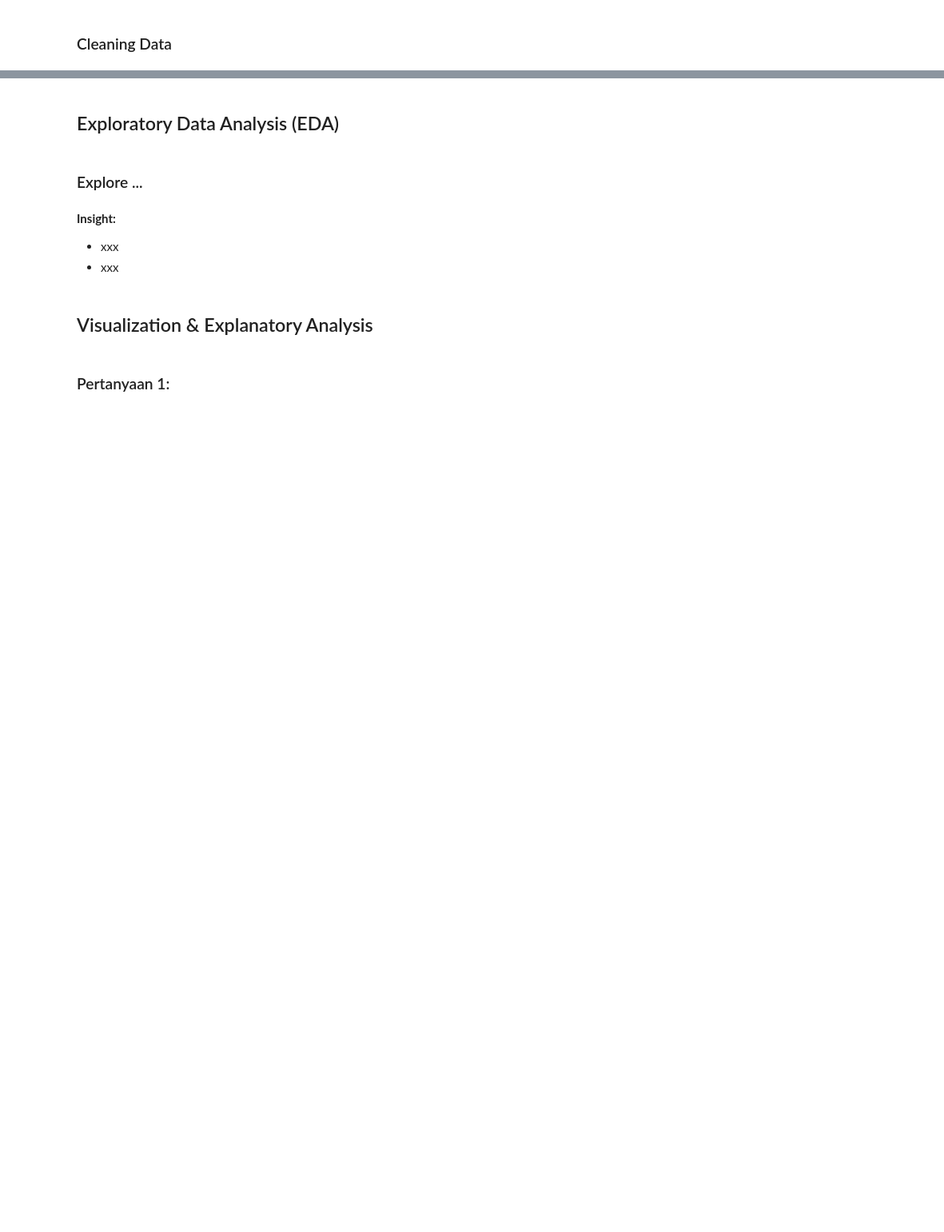
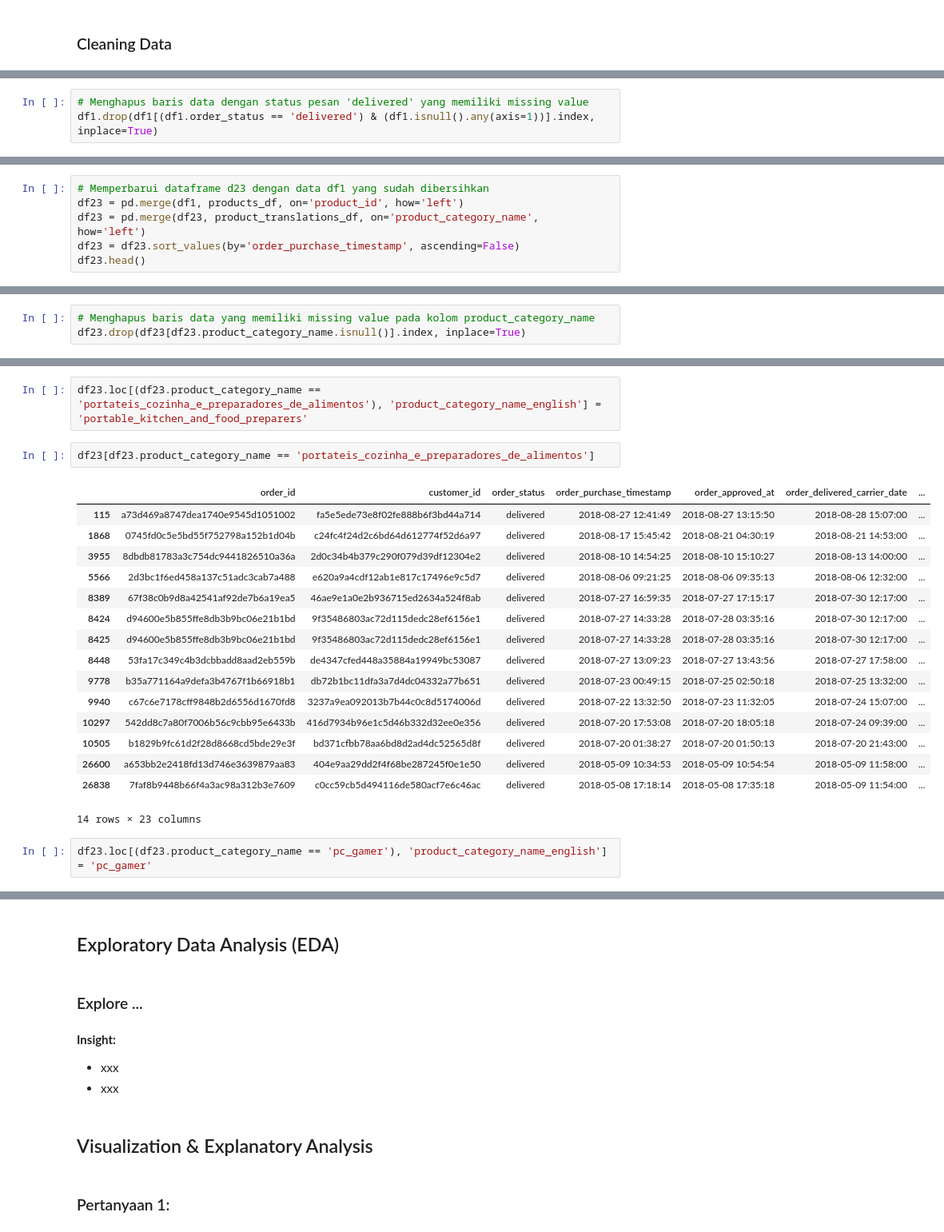
Before and after one commit to f2rra/dicoding, a Jupyter notebook: belajar-analisis-data-dengan-python/Proyek_Analisis_Data.ipynb, the cells around one changed output, grey strips where cells are left out. Shown: that part at 80% size. Cells and saved outputs as stored; diff of their text form; blank space fills up the shorter version.

```diff
--- a/belajar-analisis-data-dengan-python/Proyek_Analisis_Data.ipynb
+++ b/belajar-analisis-data-dengan-python/Proyek_Analisis_Data.ipynb
@@ -202,0 +761,3 @@ order_reviews_df.isna().sum()
+# %%
+# Menghapus baris data dengan status pesan 'delivered' yang memiliki missing value
+df1.drop(df1[(df1.order_status == 'delivered') & (df1.isnull().any(axis=1))].index, inplace=True)
@@ -202,0 +911,6 @@ order_reviews_df.isna().sum()
+# %%
+# Memperbarui dataframe d23 dengan data df1 yang sudah dibersihkan
+df23 = pd.merge(df1, products_df, on='product_id', how='left')
+df23 = pd.merge(df23, product_translations_df, on='product_category_name', how='left')
+df23 = df23.sort_values(by='order_purchase_timestamp', ascending=False)
+df23.head()
@@ -202,0 +925,3 @@ order_reviews_df.isna().sum()
+# %%
+# Menghapus baris data yang memiliki missing value pada kolom product_category_name
+df23.drop(df23[df23.product_category_name.isnull()].index, inplace=True)
@@ -202,0 +936,23 @@ order_reviews_df.isna().sum()
+# %%
+df23.loc[(df23.product_category_name == 'portateis_cozinha_e_preparadores_de_alimentos'), 'product_category_name_english'] = 'portable_kitchen_and_food_preparers'
+# %%
+df23[df23.product_category_name == 'portateis_cozinha_e_preparadores_de_alimentos']
+# %% [output]
+|  | order_id | customer_id | order_status | order_purchase_timestamp | order_approved_at | order_delivered_carrier_date | ... |
+| 115 | a73d469a8747dea1740e9545d1051002 | fa5e5ede73e8f02fe888b6f3bd44a714 | delivered | 2018-08-27 12:41:49 | 2018-08-27 13:15:50 | 2018-08-28 15:07:00 | ... |
+| 1868 | 0745fd0c5e5bd55f752798a152b1d04b | c24fc4f24d2c6bd64d612774f52d6a97 | delivered | 2018-08-17 15:45:42 | 2018-08-21 04:30:19 | 2018-08-21 14:53:00 | ... |
+| 3955 | 8dbdb81783a3c754dc9441826510a36a | 2d0c34b4b379c290f079d39df12304e2 | delivered | 2018-08-10 14:54:25 | 2018-08-10 15:10:27 | 2018-08-13 14:00:00 | ... |
+| 5566 | 2d3bc1f6ed458a137c51adc3cab7a488 | e620a9a4cdf12ab1e817c17496e9c5d7 | delivered | 2018-08-06 09:21:25 | 2018-08-06 09:35:13 | 2018-08-06 12:32:00 | ... |
+| 8389 | 67f38c0b9d8a42541af92de7b6a19ea5 | 46ae9e1a0e2b936715ed2634a524f8ab | delivered | 2018-07-27 16:59:35 | 2018-07-27 17:15:17 | 2018-07-30 12:17:00 | ... |
+| 8424 | d94600e5b855ffe8db3b9bc06e21b1bd | 9f35486803ac72d115dedc28ef6156e1 | delivered | 2018-07-27 14:33:28 | 2018-07-28 03:35:16 | 2018-07-30 12:17:00 | ... |
+| 8425 | d94600e5b855ffe8db3b9bc06e21b1bd | 9f35486803ac72d115dedc28ef6156e1 | delivered | 2018-07-27 14:33:28 | 2018-07-28 03:35:16 | 2018-07-30 12:17:00 | ... |
+| 8448 | 53fa17c349c4b3dcbbadd8aad2eb559b | de4347cfed448a35884a19949bc53087 | delivered | 2018-07-27 13:09:23 | 2018-07-27 13:43:56 | 2018-07-27 17:58:00 | ... |
+| 9778 | b35a771164a9defa3b4767f1b66918b1 | db72b1bc11dfa3a7d4dc04332a77b651 | delivered | 2018-07-23 00:49:15 | 2018-07-25 02:50:18 | 2018-07-25 13:32:00 | ... |
+| 9940 | c67c6e7178cff9848b2d6556d1670fd8 | 3237a9ea092013b7b44c0c8d5174006d | delivered | 2018-07-22 13:32:50 | 2018-07-23 11:32:05 | 2018-07-24 15:07:00 | ... |
+| 10297 | 542dd8c7a80f7006b56c9cbb95e6433b | 416d7934b96e1c5d46b332d32ee0e356 | delivered | 2018-07-20 17:53:08 | 2018-07-20 18:05:18 | 2018-07-24 09:39:00 | ... |
+| 10505 | b1829b9fc61d2f28d8668cd5bde29e3f | bd371cfbb78aa6bd8d2ad4dc52565d8f | delivered | 2018-07-20 01:38:27 | 2018-07-20 01:50:13 | 2018-07-20 21:43:00 | ... |
+| 26600 | a653bb2e2418fd13d746e3639879aa83 | 404e9aa29dd2f4f68be287245f0e1e50 | delivered | 2018-05-09 10:34:53 | 2018-05-09 10:54:54 | 2018-05-09 11:58:00 | ... |
+| 26838 | 7faf8b9448b66f4a3ac98a312b3e7609 | c0cc59cb5d494116de580acf7e6c46ac | delivered | 2018-05-08 17:18:14 | 2018-05-08 17:35:18 | 2018-05-09 11:54:00 | ... |
+14 rows × 23 columns
+# %%
+df23.loc[(df23.product_category_name == 'pc_gamer'), 'product_category_name_english'] = 'pc_gamer'
```
Also changed, not shown: parts of 143 cells of this notebook.
